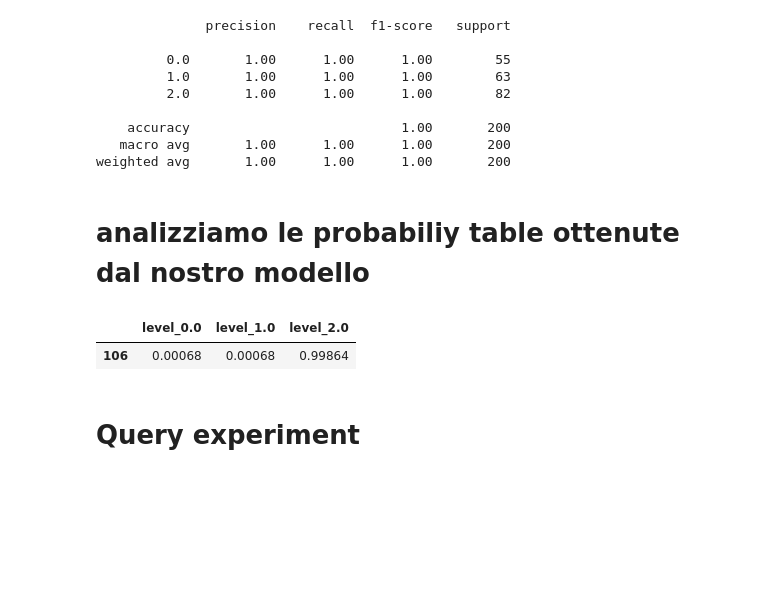
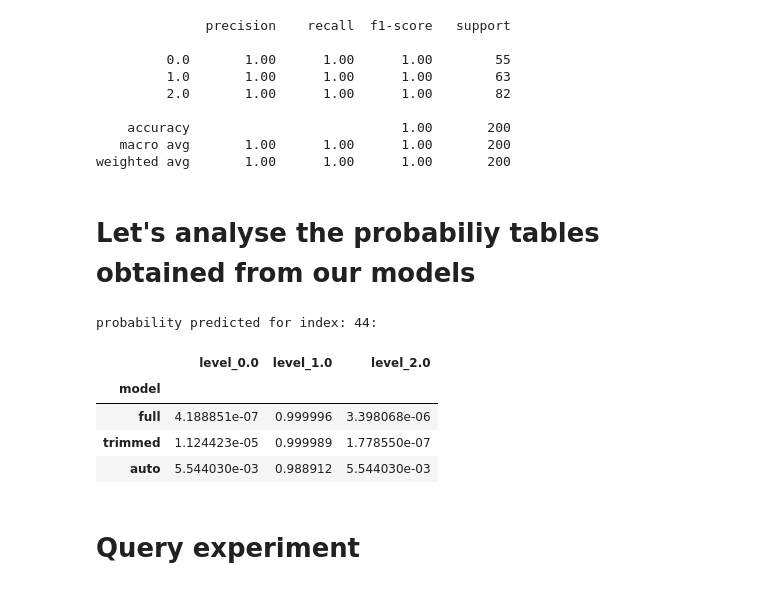
Before and after one commit to SeppiaBrilla/FAIKR_2023_MOD_3_Project, a Jupyter notebook: FAIKR_2023_MOD_3_Project_ultimate_version.ipynb, the cells around one changed output. Saved outputs shown, nothing was run; the diff lists cells and outputs as text; code cells hidden in the pictures; blank space fills up the shorter version.

```diff
--- a/FAIKR_2023_MOD_3_Project_ultimate_version.ipynb
+++ b/FAIKR_2023_MOD_3_Project_ultimate_version.ipynb
@@ -150,7 +173,7 @@ trimmed_nodes = [
     'fatigue', 'wheezing', 'coughing of blood', 'snoring','shortness of breath','frequent cold'
     ]
 
-trimmed_nodes = [node.replace(" ", "\n") for node in trimmed_nodes]
+trimmed_nodes = [mp(node) for node in trimmed_nodes]
 
 arcs_trimmed_net = [
     ('air pollution', 'level'),  ('chronic lung disease', 'level'), ('smoking', 'level'), ('passive smoker', 'level'), ('occupational hazards', 'level'),
@@ -182,10 +205,10 @@ draw_net(full_nodes_set, auto_bn_model)
 # %% [markdown]
 ## Let's fit our models
 # %%
-my_fit(nb_model, data_train)
-my_fit(full_bn_model, data_train)
-my_fit(trimmed_bn_model, data_train[trimmed_nodes])
-my_fit(auto_bn_model, data_train)
+fit(nb_model, data_train)
+fit(full_bn_model, data_train)
+fit(trimmed_bn_model, data_train[trimmed_nodes])
+fit(auto_bn_model, data_train)
 # %% [markdown]
 ## Check the consistency of the models
 # %%
@@ -246,22 +269,36 @@ print(report)
     accuracy                           1.00       200
    macro avg       1.00      1.00      1.00       200
 weighted avg       1.00      1.00      1.00       200
-# %% [markdown]
-# analizziamo le probabiliy table ottenute dal nostro modello
+# %% [markdown]
+# Let's analyse the probabiliy tables obtained from our models
 # %%
 n_sample_test = len(y_test)
 random_element_index = random.randrange(n_sample_test)
 element_to_test = X_test.loc[random_element_index].to_frame().T
 
 
 #nb_model.predict_probability(element_to_test)
-full_bn_model.predict_probability(element_to_test)
-trimmed_bn_model.predict_probability(element_to_test[trimmed_nodes_X])
-auto_bn_model.predict_probability(element_to_test)
-#TODO creare un cazzo di dataframe che contine le prob di ottenute con ogni model
+full_model_probability = full_bn_model.predict_probability(element_to_test).to_dict()
+trimmed_model_probability = trimmed_bn_model.predict_probability(element_to_test[trimmed_nodes_X]).to_dict()
+auto_model_probability = auto_bn_model.predict_probability(element_to_test).to_dict()
+
+probabilities = [full_model_probability, trimmed_model_probability, auto_model_probability]
+
+for probability, model_name in zip(probabilities, ['full', 'trimmed', 'auto']):
+    for key in probability.keys():
+        probability[key] = list(probability[key].values())[0]
+
+    probability['model'] = model_name
+
+print(f'probability predicted for index: {random_element_index}:')
+pd.DataFrame(probabilities).set_index('model').head()
 # %% [output]
+probability predicted for index: 44:
 |  | level_0.0 | level_1.0 | level_2.0 |
-| 106 | 0.00068 | 0.00068 | 0.99864 |
+| model |  |  |  |
+| full | 4.188851e-07 | 0.999996 | 3.398068e-06 |
+| trimmed | 1.124423e-05 | 0.999989 | 1.778550e-07 |
+| auto | 5.544030e-03 | 0.988912 | 5.544030e-03 |
 # %% [markdown]
 # Query experiment
 # %%
```
Also changed, not shown: parts of 12 cells of this notebook, 1 other file.
